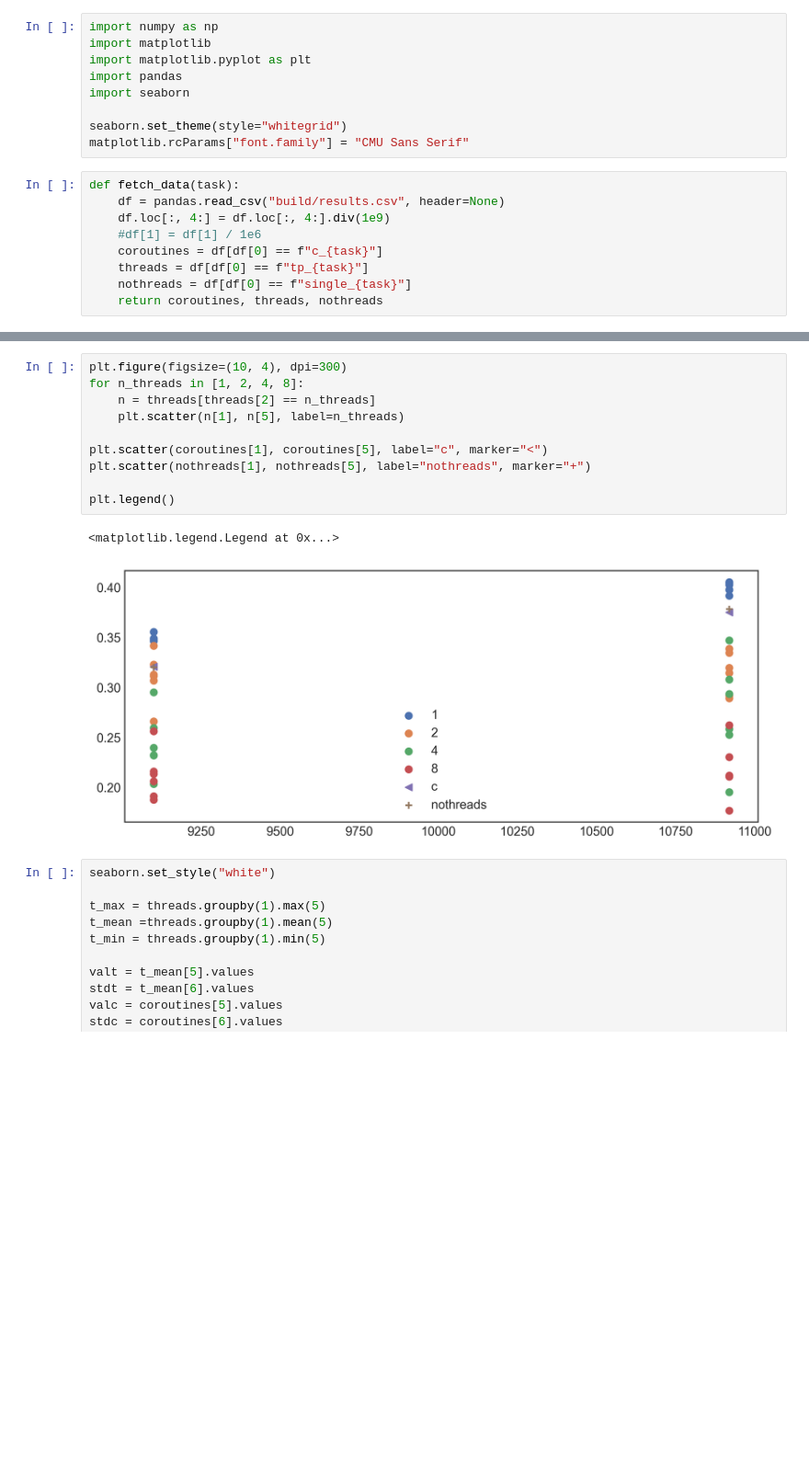
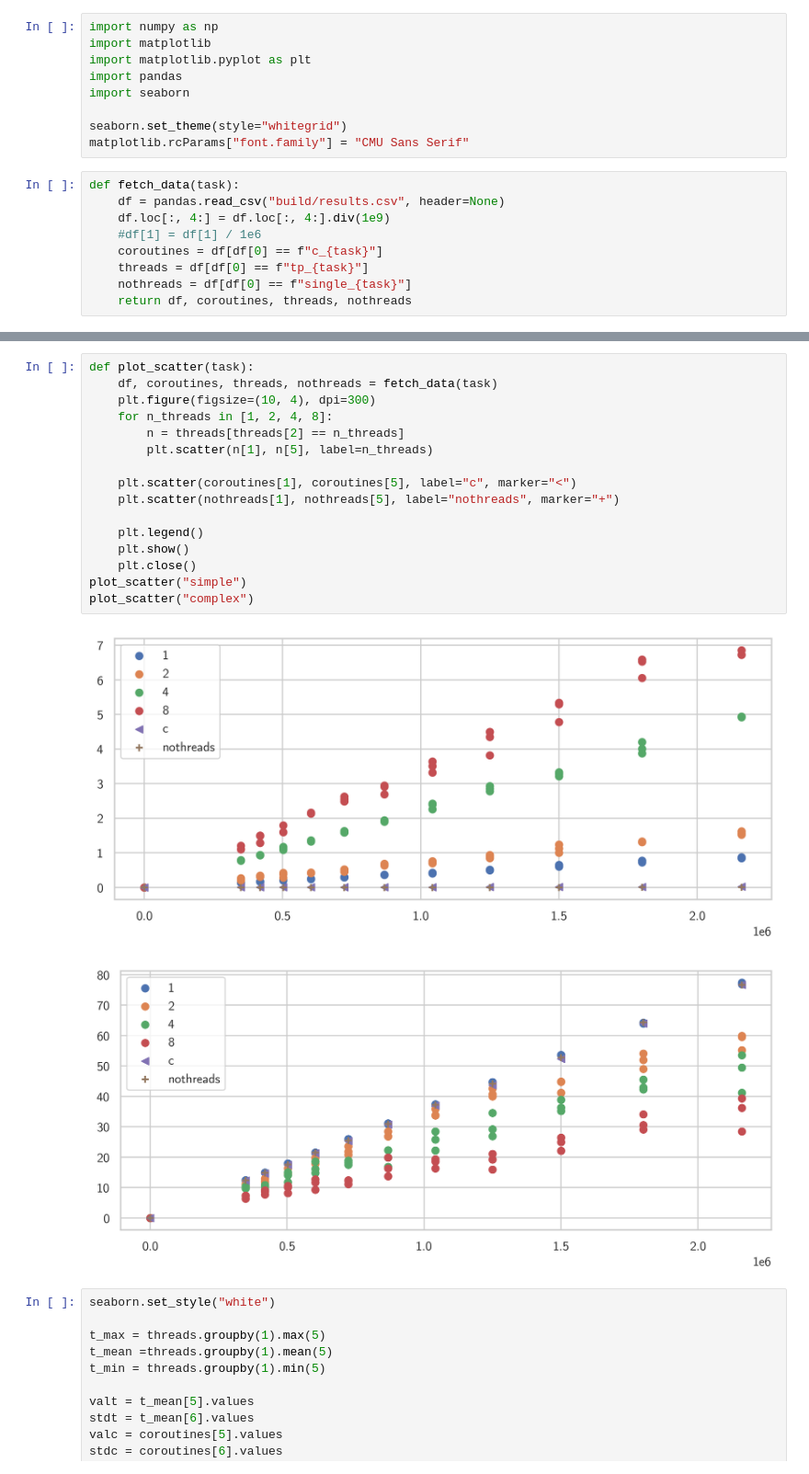
Before and after one commit to Jegp/aestream-paper, a Jupyter notebook: plots.ipynb, the cells around one changed output, grey strips where cells are left out. Shown at 92% size. Saved outputs shown, nothing was run; the diff lists cells and outputs as text; blank space fills up the shorter version.

```diff
--- a/plots.ipynb
+++ b/plots.ipynb
@@ -17,4 +17,4 @@ def fetch_data(task):
     coroutines = df[df[0] == f"c_{task}"]
     threads = df[df[0] == f"tp_{task}"]
     nothreads = df[df[0] == f"single_{task}"]
-    return coroutines, threads, nothreads
+    return df, coroutines, threads, nothreads
@@ -21,16 +37,22 @@ def fetch_data(task):
 # %%
-plt.figure(figsize=(10, 4), dpi=300)
-for n_threads in [1, 2, 4, 8]:
-    n = threads[threads[2] == n_threads]
-    plt.scatter(n[1], n[5], label=n_threads)
+def plot_scatter(task):
+    df, coroutines, threads, nothreads = fetch_data(task)
+    plt.figure(figsize=(10, 4), dpi=300)
+    for n_threads in [1, 2, 4, 8]:
+        n = threads[threads[2] == n_threads]
+        plt.scatter(n[1], n[5], label=n_threads)
 
-plt.scatter(coroutines[1], coroutines[5], label="c", marker="<")
-plt.scatter(nothreads[1], nothreads[5], label="nothreads", marker="+")
+    plt.scatter(coroutines[1], coroutines[5], label="c", marker="<")
+    plt.scatter(nothreads[1], nothreads[5], label="nothreads", marker="+")
 
-plt.legend()
+    plt.legend()
+    plt.show()
+    plt.close()
+plot_scatter("simple")
+plot_scatter("complex")
 # %% [output]
-<matplotlib.legend.Legend at 0x...>
-[figure, old version]
+[figure, new version]
+[figure, added]
 # %%
 seaborn.set_style("white")
 
```
Also changed, not shown: parts of 2 cells of this notebook, 5 other files.
